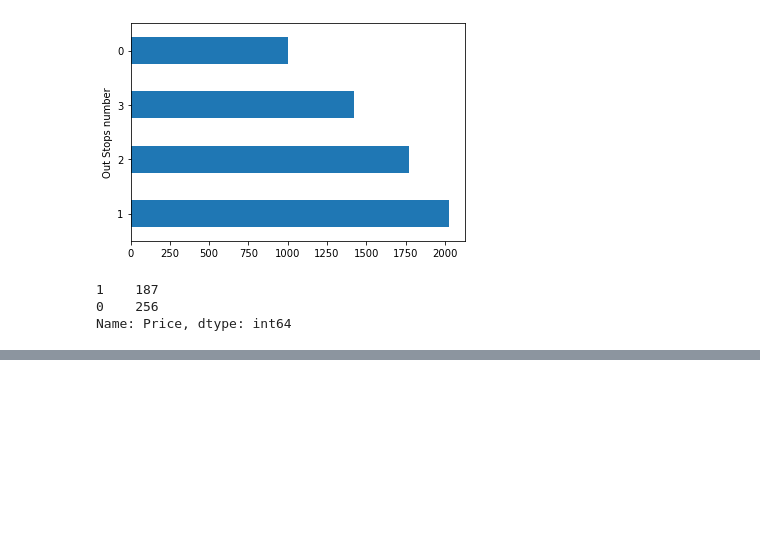
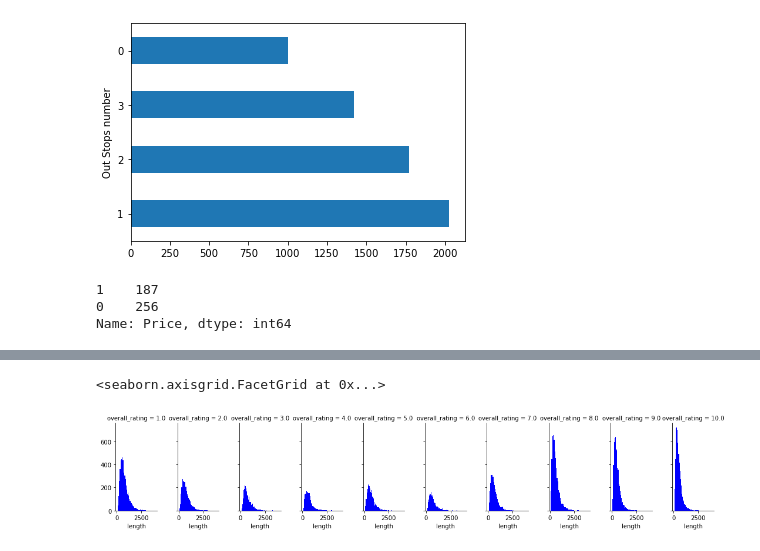
Before and after one commit to cphB-A4/Python-exam-project, a Jupyter notebook: Kayak - Cypern - 1 month.ipynb, the cells around one changed output, grey strips where cells are left out. Cells and saved outputs as stored; diff of their text form; code cells hidden in the pictures; blank space fills up the shorter version.

```diff
--- a/Kayak - Cypern - 1 month.ipynb
+++ b/Kayak - Cypern - 1 month.ipynb
@@ -367,0 +392,10 @@ email_df
+# %%
+filename = "/home/jovyan/my_notebook/airline.csv"
+df_rating = pd.read_csv(filename)
+#df_rating.loc[df['airline_name'].str.contains('egyptair'), 'egypt-air']
+#df_rating['airline_name'].mask(df['airline_name'].str.contains('egyptair'), 'egypt-air', inplace=True)
+#test = df_rating['airline_name']
+#test.str.contains('egyptair'), 'egypt-air', inplace=True)
+df_rating.airline_name.str.replace('(egyptair)', 'egypt-air')
+#df_rating['airline_name'] = 'egypt-air'
+df_rating.head()
@@ -367,0 +409,8 @@ email_df
+# %%
+#Indeler sentiment værdi ud fra overall_rating
+#Positiv - Negativ - Neutral
+neutral_range = {"low": 5, "high": 7}
+df_rating["sentiment"] = "neutral"
+df_rating["sentiment"].loc[df_rating["overall_rating"] < neutral_range["low"]] = "negative"
+df_rating["sentiment"].loc[df_rating["overall_rating"] >= neutral_range["high"]] = "positive"
+df_rating.head()
@@ -367,0 +429,4 @@ email_df
+# %%
+#Tjekker længden af "content"
+df_rating['length'] = df_rating['content'].apply(len)
+df_rating.head()
@@ -367,0 +441,8 @@ email_df
+# %%
+#Sammenligner textlængden af "content" med overall_rating
+graph = sns.FacetGrid(data=df_rating,col='overall_rating', aspect= 0.5)
+graph.map(plt.hist,'length',bins=50,color='blue')
+##Evt også lav procentvis
+# %% [output]
+<seaborn.axisgrid.FacetGrid at 0x...>
+[figure, added]
```
Also changed, not shown: parts of 22 cells of this notebook.
